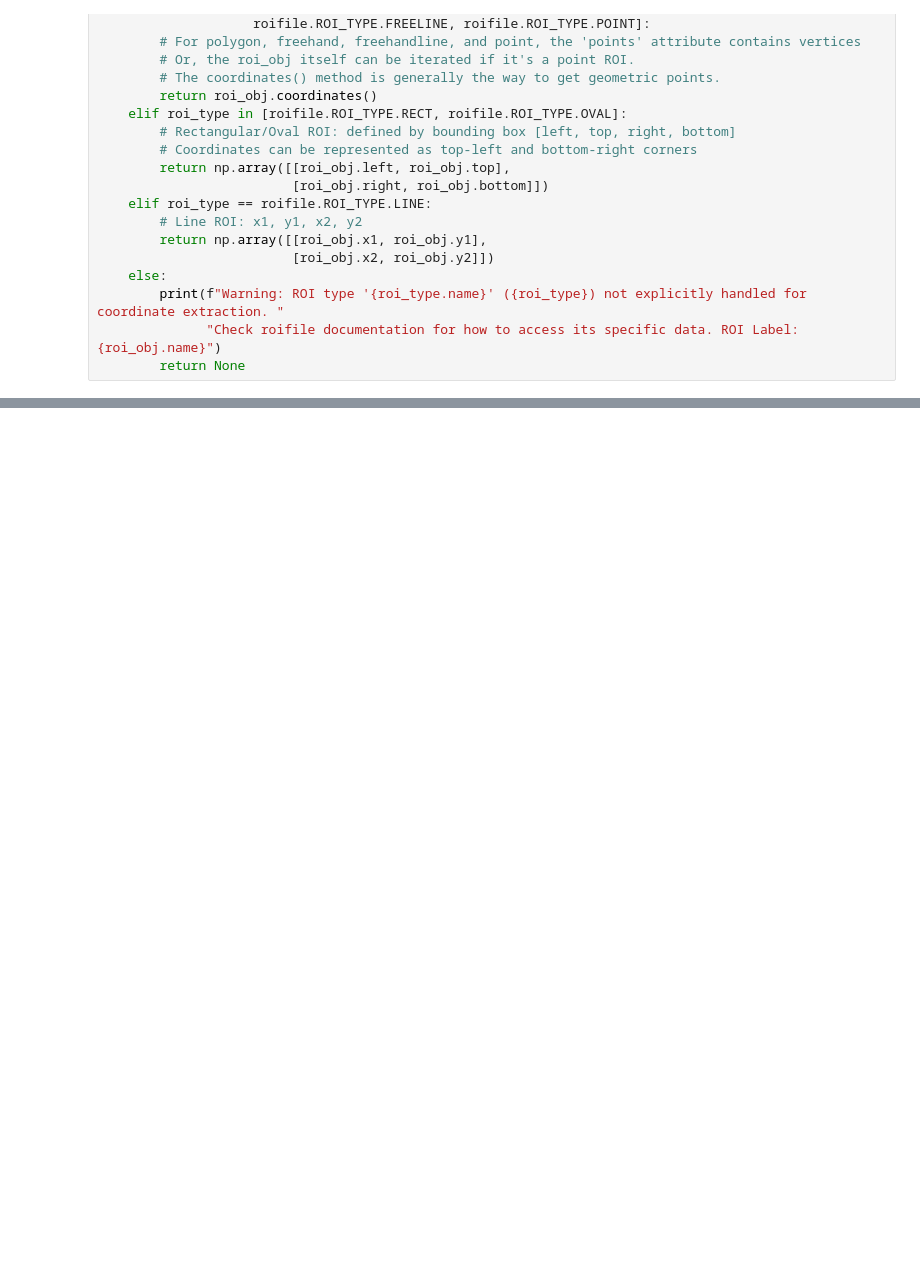
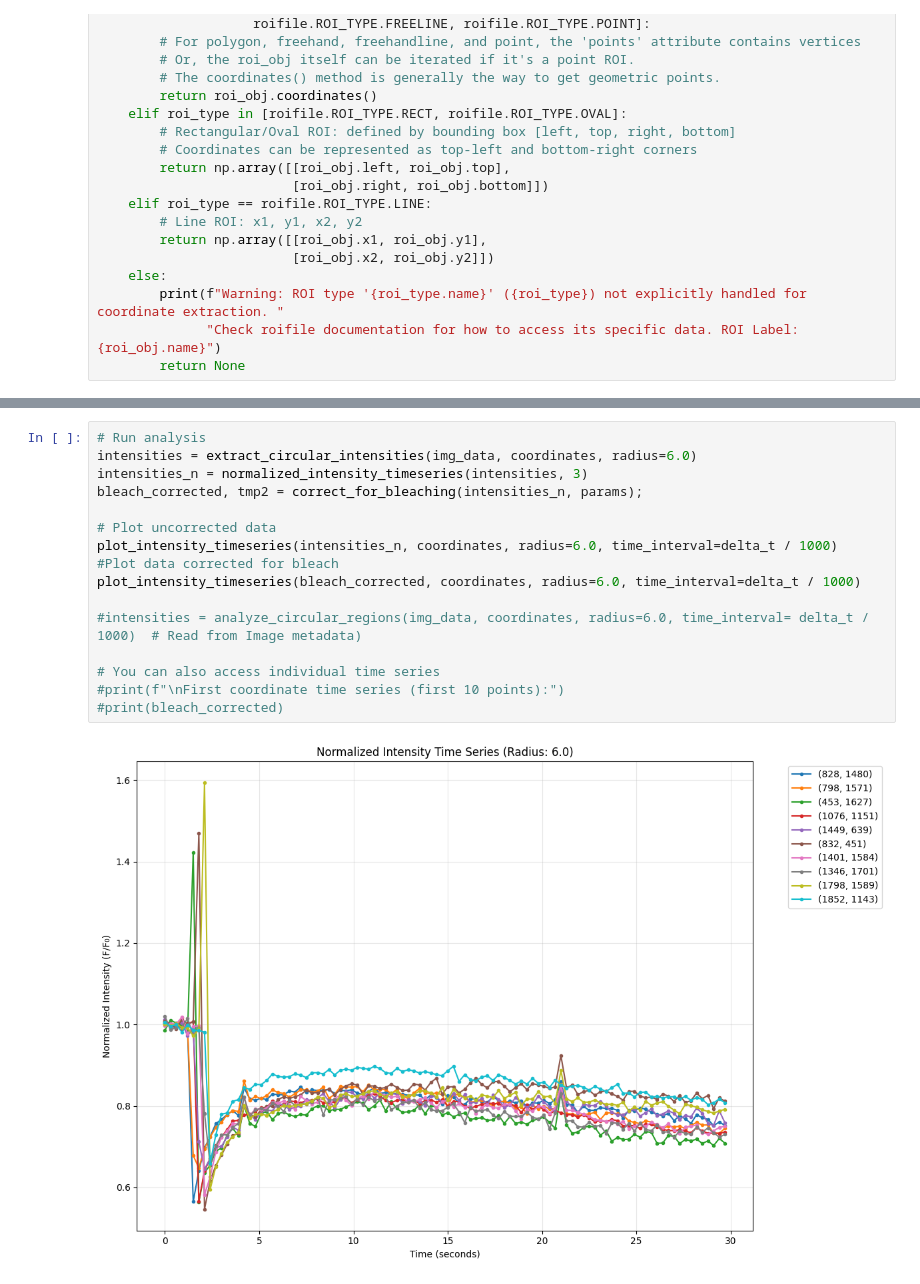
Before and after one commit to nicost/imageAnalysisNotebooks, a Jupyter notebook: projects/SK/SK.ipynb, the cells around one changed output, grey strips where cells are left out. Cells and saved outputs as stored; diff of their text form; blank space fills up the shorter version.

```diff
--- a/projects/SK/SK.ipynb
+++ b/projects/SK/SK.ipynb
@@ -284,0 +508,18 @@ First coordinate time series (first 10 points):
+# %%
+# Run analysis
+intensities = extract_circular_intensities(img_data, coordinates, radius=6.0)
+intensities_n = normalized_intensity_timeseries(intensities, 3)
+bleach_corrected, tmp2 = correct_for_bleaching(intensities_n, params);
+
+# Plot uncorrected data
+plot_intensity_timeseries(intensities_n, coordinates, radius=6.0, time_interval=delta_t / 1000)
+#Plot data corrected for bleach
+plot_intensity_timeseries(bleach_corrected, coordinates, radius=6.0, time_interval=delta_t / 1000)
+
+#intensities = analyze_circular_regions(img_data, coordinates, radius=6.0, time_interval= delta_t / 1000)  # Read from Image metadata)
+
+# You can also access individual time series
+#print(f"\nFirst coordinate time series (first 10 points):")
+#print(bleach_corrected)
+# %% [output]
+[figure, added]
```
Also changed, not shown: parts of 13 cells of this notebook.
